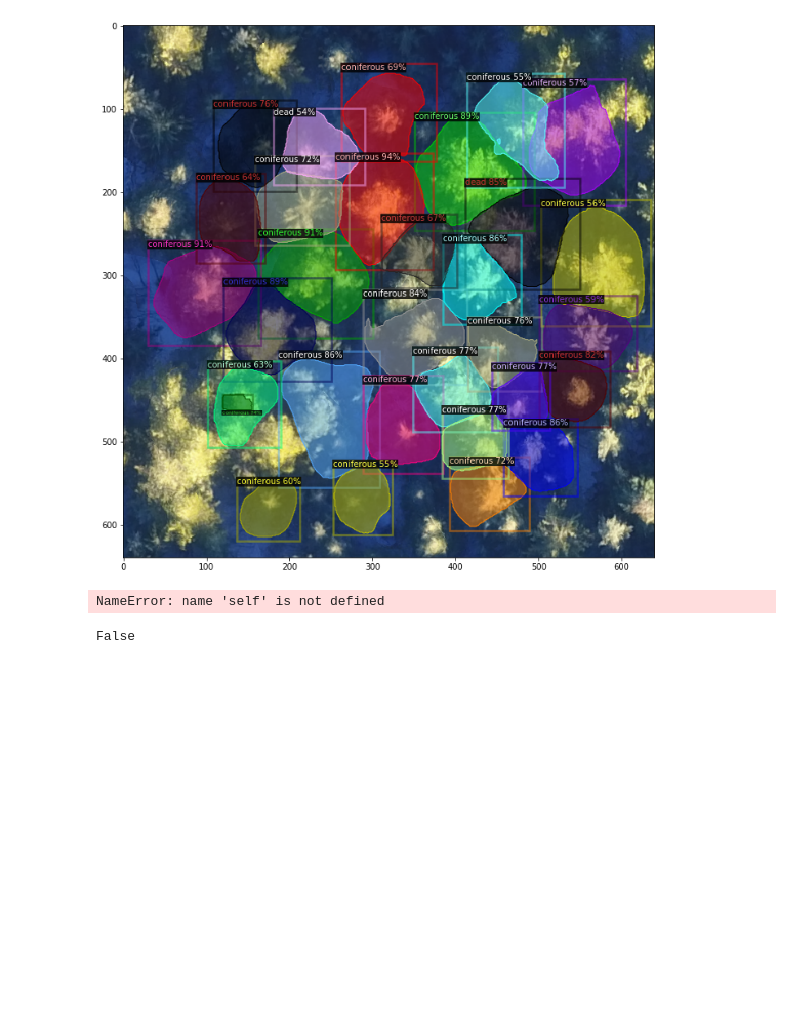
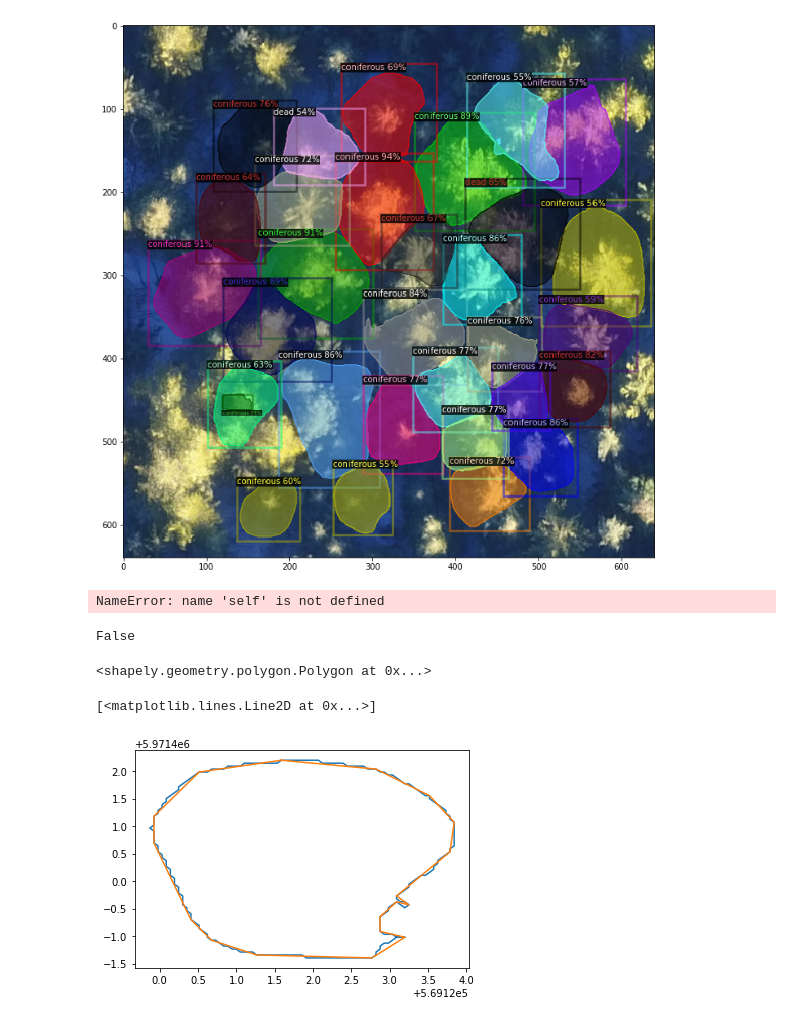
Before and after one commit to tomginsberg/drone-tree-id, a Jupyter notebook: notebooks/vis.ipynb, the cells around one changed output. Saved outputs shown, nothing was run; the diff lists cells and outputs as text; code cells hidden in the pictures; blank space fills up the shorter version.

```diff
--- a/notebooks/vis.ipynb
+++ b/notebooks/vis.ipynb
@@ -294,0 +508,11 @@ import rasterio
+# %%
+p1.simplify(0.1).intersection(p2.simplify(0.1))
+# %% [output]
+<shapely.geometry.polygon.Polygon at 0x...>
+# %%
+plt.plot(*np.array(p2.exterior.coords).transpose())
+plt.plot(*np.array(p2.simplify(0.1).exterior.coords).transpose())
+# plt.plot(*np.array(p2.exterior.coords).transpose())
+# %% [output]
+[<matplotlib.lines.Line2D at 0x...>]
+[figure, added]
```
Also changed, not shown: parts of 2 cells of this notebook, 2 other files.
